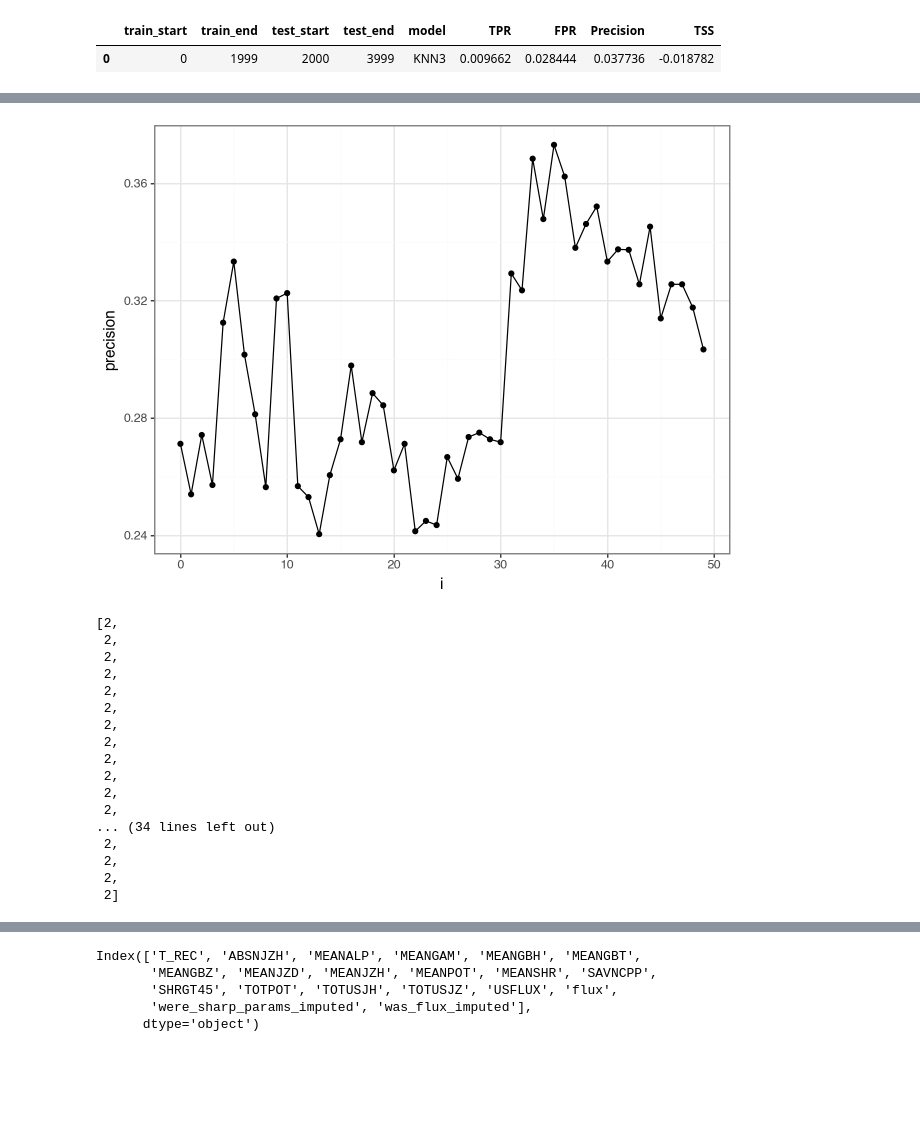
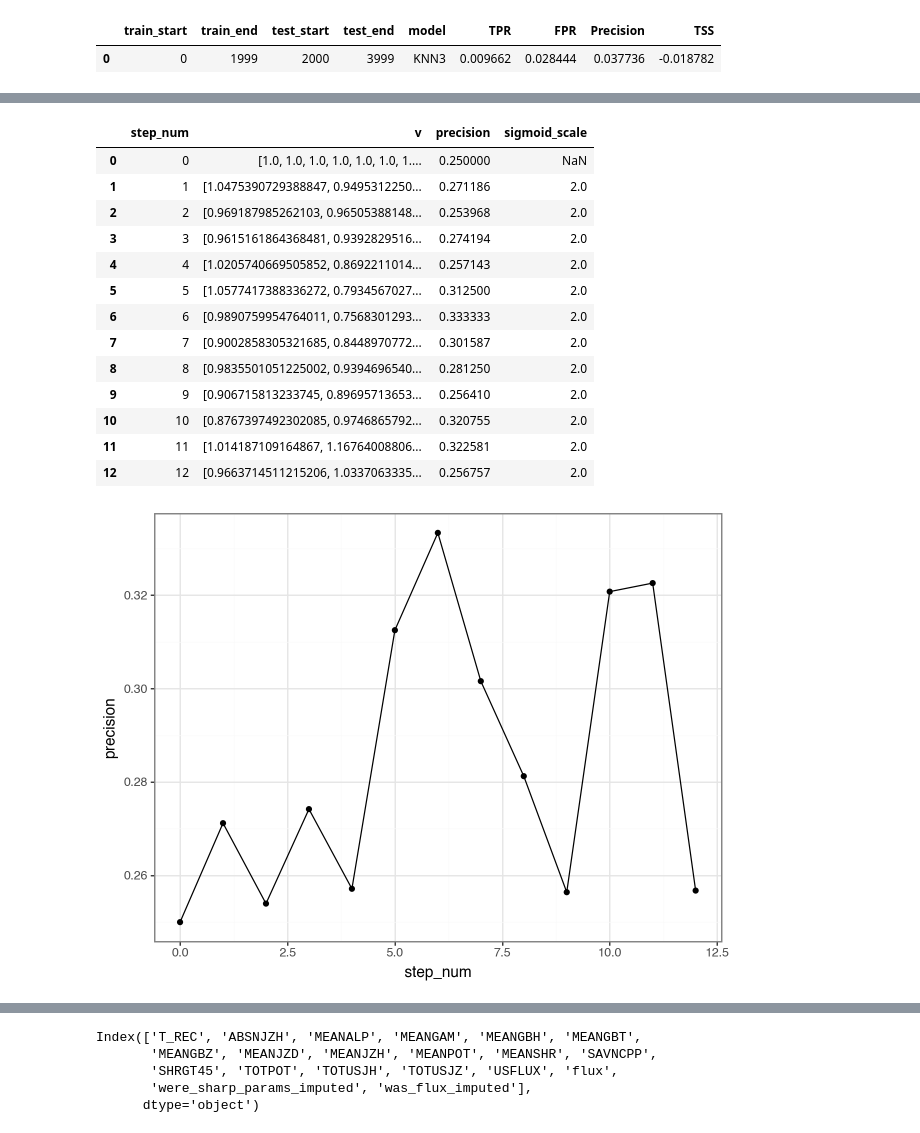
Before and after one commit to victorverma/xray_flux_forecasting, a Jupyter notebook: notebooks/metric_learning.ipynb, the cells around one changed output, grey strips where cells are left out. Saved outputs shown, nothing was run; the diff lists cells and outputs as text; code cells hidden in the pictures; blank space fills up the shorter version.

```diff
--- a/notebooks/metric_learning.ipynb
+++ b/notebooks/metric_learning.ipynb
@@ -374,34 +381,29 @@ cross_validator.cross_validate(preprocessor, models, parallelize="none")
-# %%
-df = pd.DataFrame({"i": range(len(models[0].precisions)), "precision": models[0].precisions})
-(
-    ggplot(data=df, mapping=aes(x="i", y="precision")) +
-    geom_point() +
-    geom_line()+
-    # ylim(0.25, 0.33) +
-    theme_bw()
-)
-# %% [output]
-[figure, removed]
 # %%
-models[0].sigmoid_scales
+models[0].trace
 # %% [output]
-[2,
- 2,
- 2,
- 2,
- 2,
- 2,
- 2,
- 2,
- 2,
- 2,
- 2,
- 2,
-... (34 lines left out)
- 2,
- 2,
- 2,
- 2]
+|  | step_num | v | precision | sigmoid_scale |
+| 0 | 0 | [1.0, 1.0, 1.0, 1.0, 1.0, 1.0, 1.... | 0.250000 | NaN |
+| 1 | 1 | [1.0475390729388847, 0.9495312250... | 0.271186 | 2.0 |
+| 2 | 2 | [0.969187985262103, 0.96505388148... | 0.253968 | 2.0 |
+| 3 | 3 | [0.9615161864368481, 0.9392829516... | 0.274194 | 2.0 |
+| 4 | 4 | [1.0205740669505852, 0.8692211014... | 0.257143 | 2.0 |
+| 5 | 5 | [1.0577417388336272, 0.7934567027... | 0.312500 | 2.0 |
+| 6 | 6 | [0.9890759954764011, 0.7568301293... | 0.333333 | 2.0 |
+| 7 | 7 | [0.9002858305321685, 0.8448970772... | 0.301587 | 2.0 |
+| 8 | 8 | [0.9835501051225002, 0.9394696540... | 0.281250 | 2.0 |
+| 9 | 9 | [0.906715813233745, 0.89695713653... | 0.256410 | 2.0 |
+| 10 | 10 | [0.8767397492302085, 0.9746865792... | 0.320755 | 2.0 |
+| 11 | 11 | [1.014187109164867, 1.16764008806... | 0.322581 | 2.0 |
+| 12 | 12 | [0.9663714511215206, 1.0337063335... | 0.256757 | 2.0 |
+# %%
+(
+    ggplot(data=models[0].trace, mapping=aes(x="step_num", y="precision")) +
+    geom_point() +
+    geom_line() +
+    theme_bw()
+)
+# %% [output]
+[figure, added]
 # %%
 models[0].d
 # %% [output]
```
Also changed, not shown: parts of 4 cells of this notebook.
